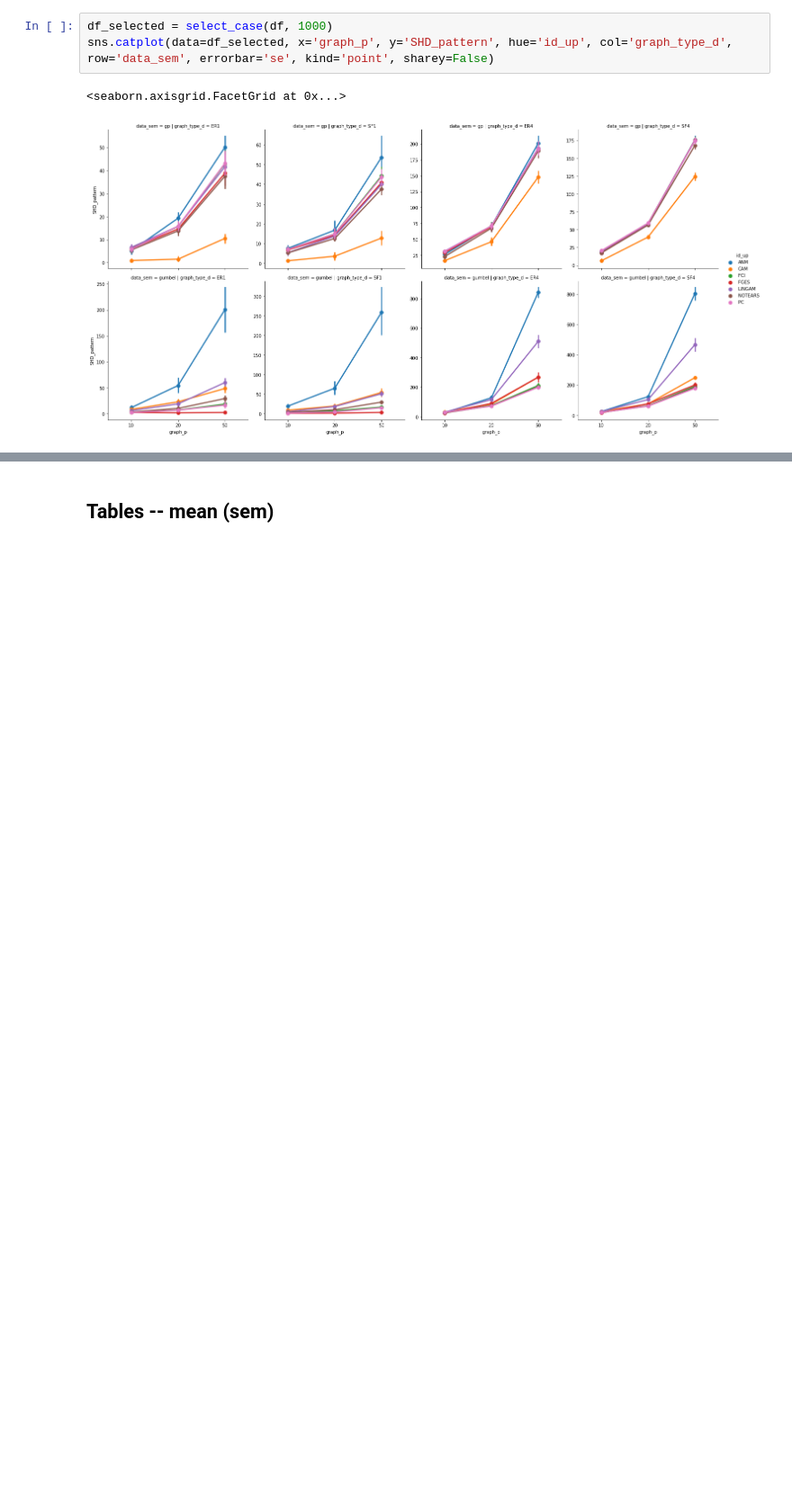
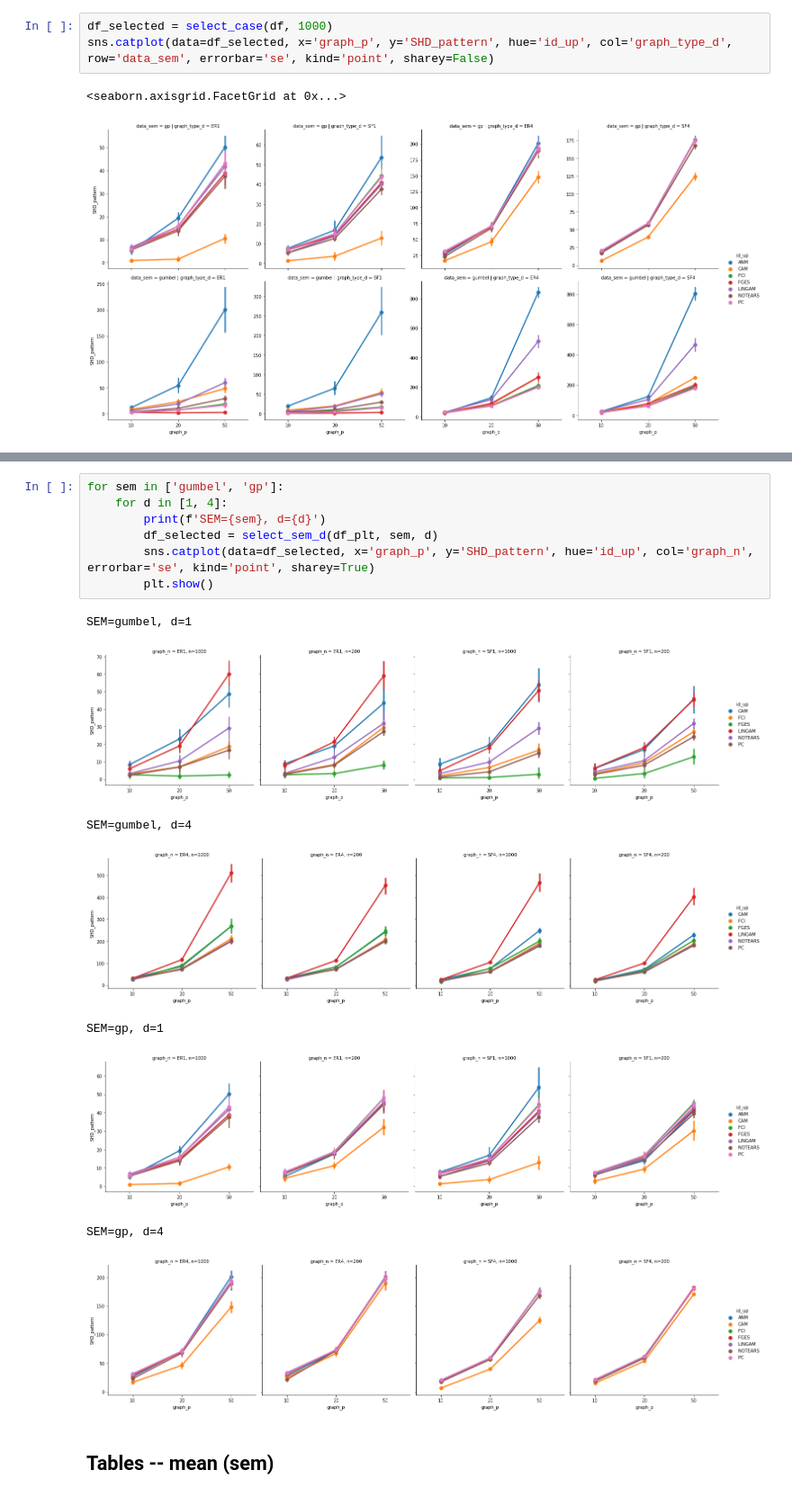
Before and after one commit to misoc-mml/hyperparams-causal-discovery, a Jupyter notebook: hyperparams/analyse.ipynb, the cells around one changed output, grey strips where cells are left out. Shown at 90% size. Drawn from its saved outputs; the diff is of its cells as text; blank space fills up the shorter version.

```diff
--- a/hyperparams/analyse.ipynb
+++ b/hyperparams/analyse.ipynb
@@ -29,3 +64,19 @@ sns.catplot(data=df_selected, x='graph_p', y='SHD_pattern', hue='id_up', col='gr
+# %%
+for sem in ['gumbel', 'gp']:
+    for d in [1, 4]:
+        print(f'SEM={sem}, d={d}')
+        df_selected = select_sem_d(df_plt, sem, d)
+        sns.catplot(data=df_selected, x='graph_p', y='SHD_pattern', hue='id_up', col='graph_n', errorbar='se', kind='point', sharey=True)
+        plt.show()
+# %% [output]
+SEM=gumbel, d=1
+[figure, added]
+SEM=gumbel, d=4
+[figure, added]
+SEM=gp, d=1
+[figure, added]
+SEM=gp, d=4
+[figure, added]
 # %% [markdown]
 ## Tables -- mean (sem)
 # %%
```
Also changed, not shown: parts of 11 cells of this notebook, 1 other file.
